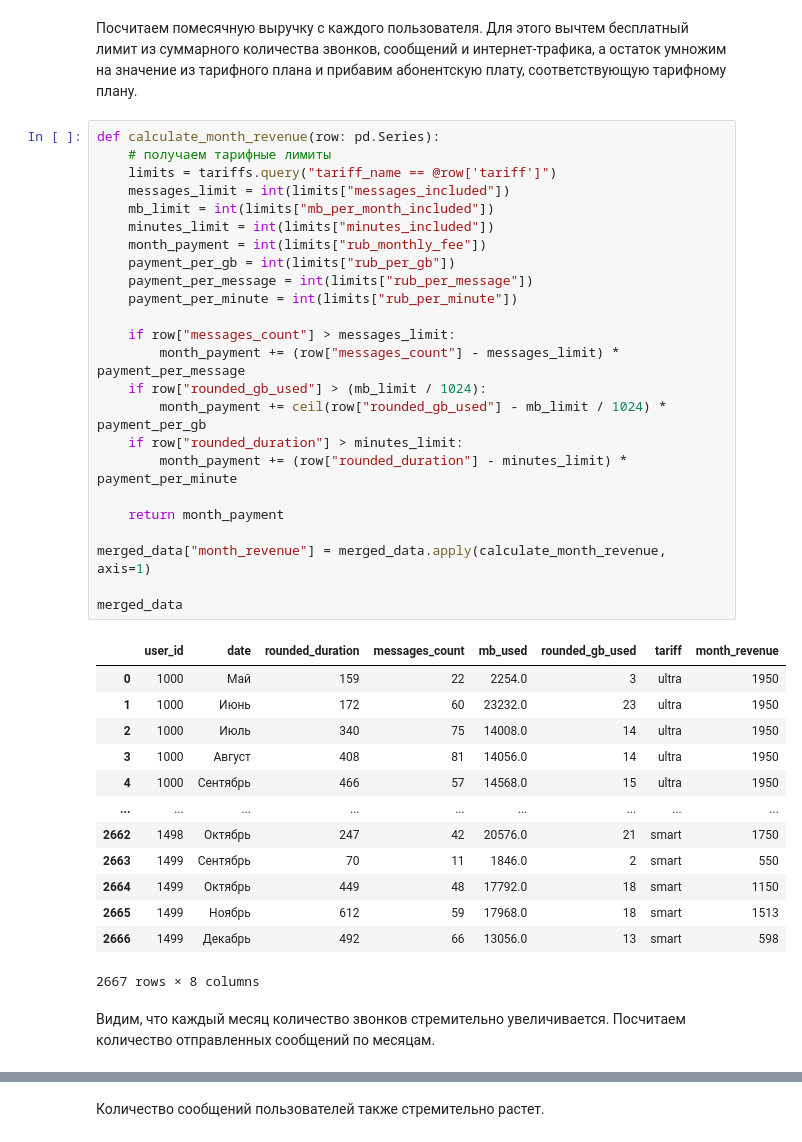
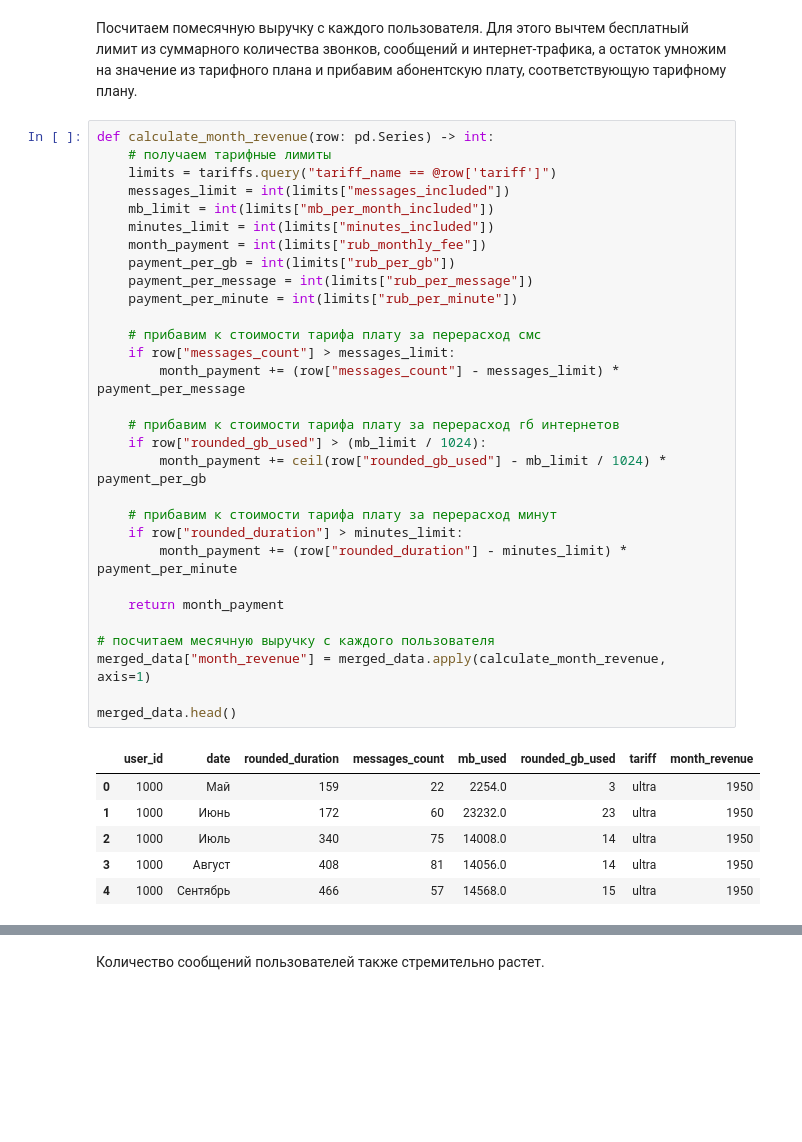
Before and after one commit to versus666jzx/practicum_ds, a Jupyter notebook: tariff_plans_analisys/notebooks/tariff_plans_analisys.ipynb, the cells around one changed output, grey strips where cells are left out. Saved outputs shown, nothing was run; the diff lists cells and outputs as text; blank space fills up the shorter version.

```diff
--- a/tariff_plans_analisys/notebooks/tariff_plans_analisys.ipynb
+++ b/tariff_plans_analisys/notebooks/tariff_plans_analisys.ipynb
@@ -407,43 +392,39 @@ merged_data.head()
 Для этого вычтем бесплатный лимит из суммарного количества звонков, сообщений и интернет-трафика,
 а остаток умножим на значение из тарифного плана и прибавим абонентскую плату, соответствующую тарифному плану.
 # %%
-def calculate_month_revenue(row: pd.Series):
+def calculate_month_revenue(row: pd.Series) -> int:
     # получаем тарифные лимиты
     limits = tariffs.query("tariff_name == @row['tariff']")
     messages_limit = int(limits["messages_included"])
     mb_limit = int(limits["mb_per_month_included"])
     minutes_limit = int(limits["minutes_included"])
     month_payment = int(limits["rub_monthly_fee"])
     payment_per_gb = int(limits["rub_per_gb"])
     payment_per_message = int(limits["rub_per_message"])
     payment_per_minute = int(limits["rub_per_minute"])
 
+    # прибавим к стоимости тарифа плату за перерасход смс
     if row["messages_count"] > messages_limit:
         month_payment += (row["messages_count"] - messages_limit) * payment_per_message
+
+    # прибавим к стоимости тарифа плату за перерасход гб интернетов
     if row["rounded_gb_used"] > (mb_limit / 1024):
         month_payment += ceil(row["rounded_gb_used"] - mb_limit / 1024) * payment_per_gb
+
+    # прибавим к стоимости тарифа плату за перерасход минут
     if row["rounded_duration"] > minutes_limit:
         month_payment += (row["rounded_duration"] - minutes_limit) * payment_per_minute
 
     return month_payment
 
+# посчитаем месячную выручку с каждого пользователя
 merged_data["month_revenue"] = merged_data.apply(calculate_month_revenue, axis=1)
 
-merged_data
+merged_data.head()
 # %% [output]
 |  | user_id | date | rounded_duration | messages_count | mb_used | rounded_gb_used | tariff | month_revenue |
 | 0 | 1000 | Май | 159 | 22 | 2254.0 | 3 | ultra | 1950 |
 | 1 | 1000 | Июнь | 172 | 60 | 23232.0 | 23 | ultra | 1950 |
 | 2 | 1000 | Июль | 340 | 75 | 14008.0 | 14 | ultra | 1950 |
 | 3 | 1000 | Август | 408 | 81 | 14056.0 | 14 | ultra | 1950 |
 | 4 | 1000 | Сентябрь | 466 | 57 | 14568.0 | 15 | ultra | 1950 |
-| ... | ... | ... | ... | ... | ... | ... | ... | ... |
-| 2662 | 1498 | Октябрь | 247 | 42 | 20576.0 | 21 | smart | 1750 |
-| 2663 | 1499 | Сентябрь | 70 | 11 | 1846.0 | 2 | smart | 550 |
-| 2664 | 1499 | Октябрь | 449 | 48 | 17792.0 | 18 | smart | 1150 |
-| 2665 | 1499 | Ноябрь | 612 | 59 | 17968.0 | 18 | smart | 1513 |
-| 2666 | 1499 | Декабрь | 492 | 66 | 13056.0 | 13 | smart | 598 |
-2667 rows × 8 columns
-# %% [markdown]
-Видим, что каждый месяц количество звонков стремительно увеличивается.
-Посчитаем количество отправленных сообщений по месяцам.
```
Also changed, not shown: parts of 11 cells of this notebook.
